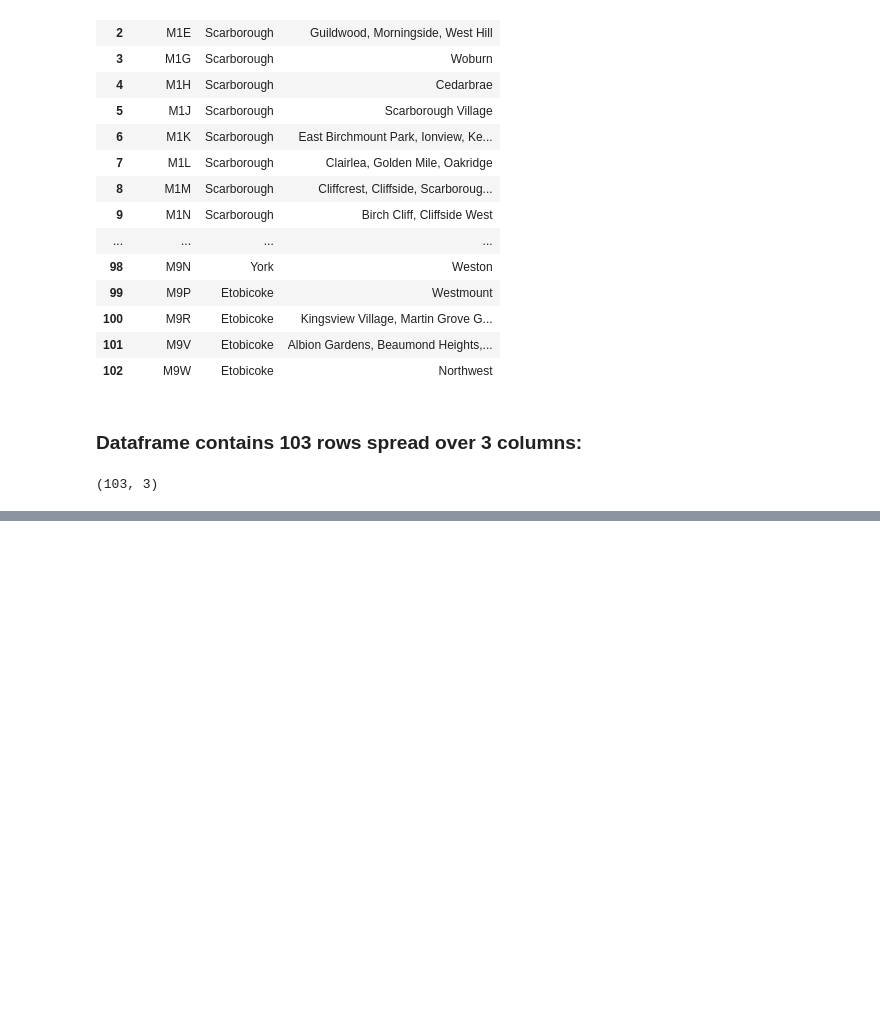
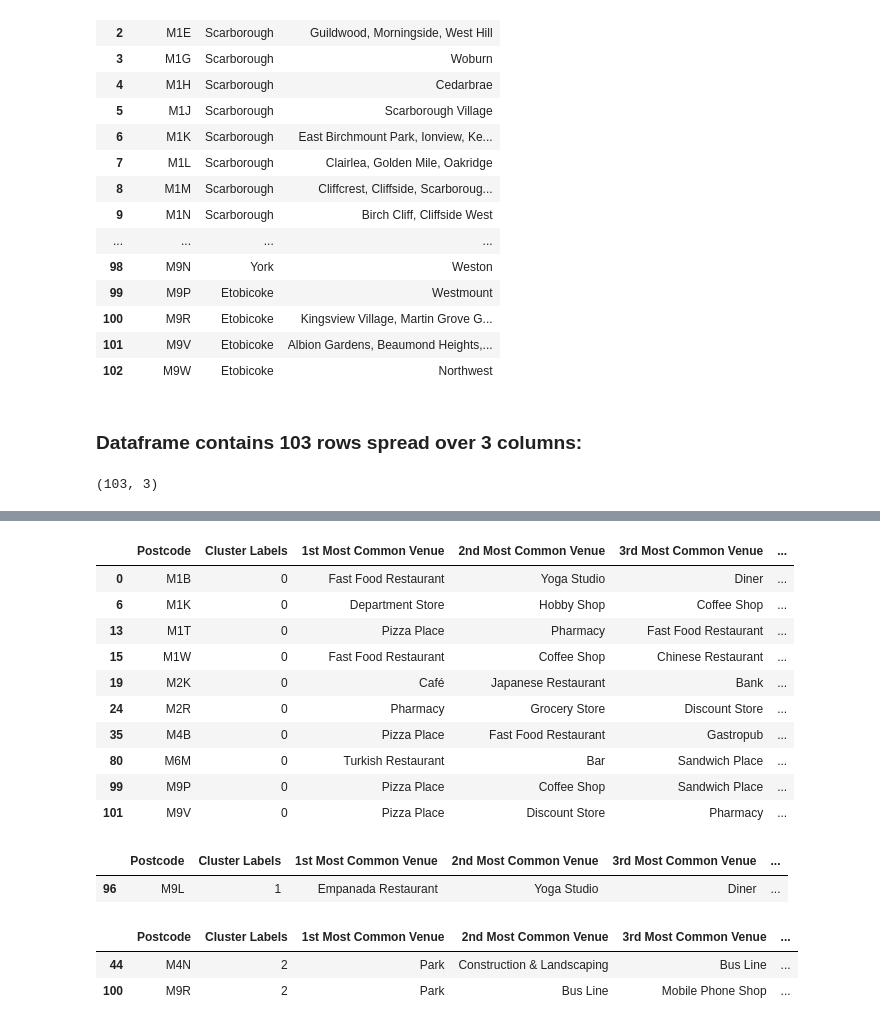
Before and after one commit to drukermanOG/Coursera-IBM-data-science-certificate, a Jupyter notebook: Neighborhoods in Toronto.ipynb, the cells around one changed output, grey strips where cells are left out. Cells and saved outputs as stored; diff of their text form; code cells hidden in the pictures; blank space fills up the shorter version.

```diff
--- a/Neighborhoods in Toronto.ipynb
+++ b/Neighborhoods in Toronto.ipynb
@@ -92,0 +439,25 @@ df.shape
+# %%
+toronto_merged.loc[toronto_merged['Cluster Labels'] == 0, toronto_merged.columns[[0] + list(range(5, toronto_merged.shape[1]))]]
+# %% [output]
+|  | Postcode | Cluster Labels | 1st Most Common Venue | 2nd Most Common Venue | 3rd Most Common Venue | ... |
+| 0 | M1B | 0 | Fast Food Restaurant | Yoga Studio | Diner | ... |
+| 6 | M1K | 0 | Department Store | Hobby Shop | Coffee Shop | ... |
+| 13 | M1T | 0 | Pizza Place | Pharmacy | Fast Food Restaurant | ... |
+| 15 | M1W | 0 | Fast Food Restaurant | Coffee Shop | Chinese Restaurant | ... |
+| 19 | M2K | 0 | Café | Japanese Restaurant | Bank | ... |
+| 24 | M2R | 0 | Pharmacy | Grocery Store | Discount Store | ... |
+| 35 | M4B | 0 | Pizza Place | Fast Food Restaurant | Gastropub | ... |
+| 80 | M6M | 0 | Turkish Restaurant | Bar | Sandwich Place | ... |
+| 99 | M9P | 0 | Pizza Place | Coffee Shop | Sandwich Place | ... |
+| 101 | M9V | 0 | Pizza Place | Discount Store | Pharmacy | ... |
+# %%
+toronto_merged.loc[toronto_merged['Cluster Labels'] == 1, toronto_merged.columns[[0] + list(range(5, toronto_merged.shape[1]))]]
+# %% [output]
+|  | Postcode | Cluster Labels | 1st Most Common Venue | 2nd Most Common Venue | 3rd Most Common Venue | ... |
+| 96 | M9L | 1 | Empanada Restaurant | Yoga Studio | Diner | ... |
+# %%
+toronto_merged.loc[toronto_merged['Cluster Labels'] == 2, toronto_merged.columns[[0] + list(range(5, toronto_merged.shape[1]))]]
+# %% [output]
+|  | Postcode | Cluster Labels | 1st Most Common Venue | 2nd Most Common Venue | 3rd Most Common Venue | ... |
+| 44 | M4N | 2 | Park | Construction & Landscaping | Bus Line | ... |
+| 100 | M9R | 2 | Park | Bus Line | Mobile Phone Shop | ... |
```
Also changed, not shown: parts of 39 cells of this notebook.
